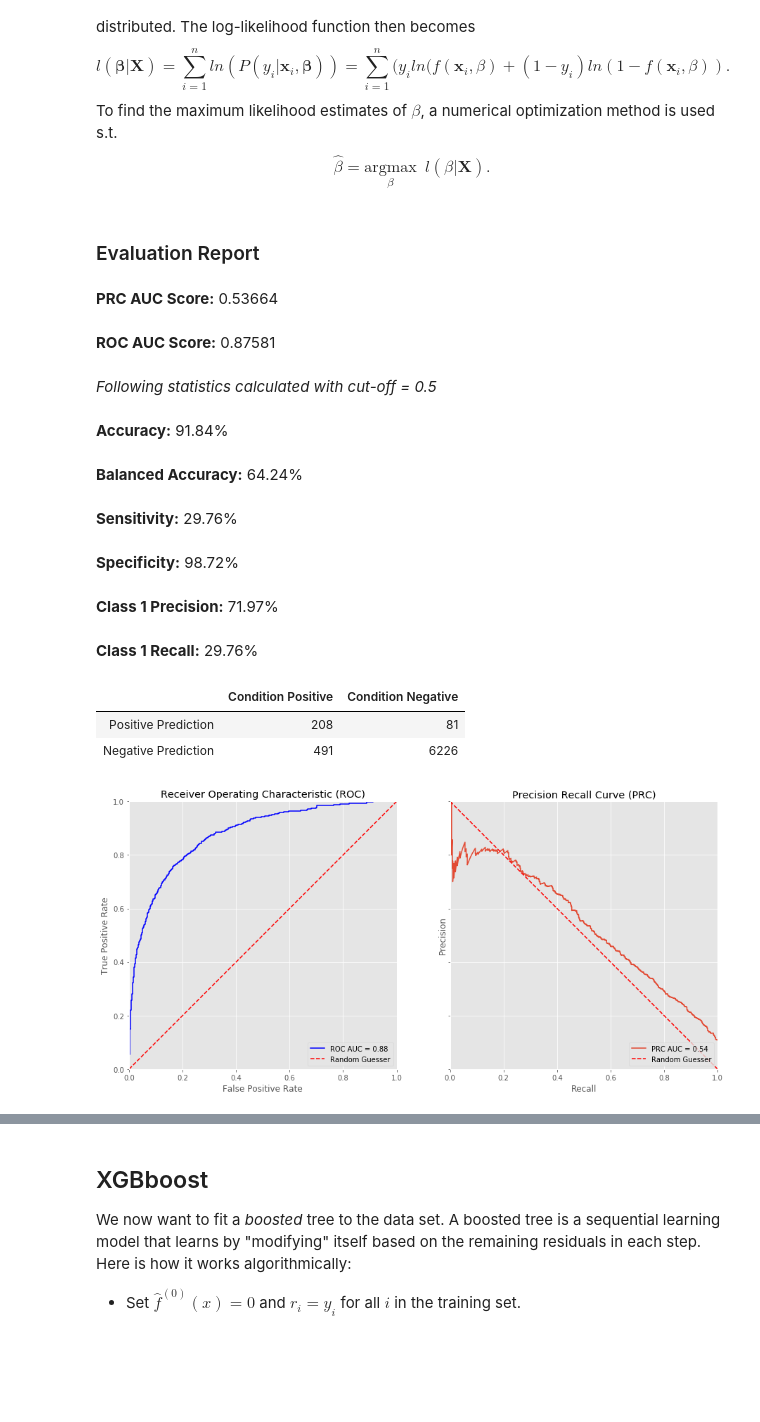
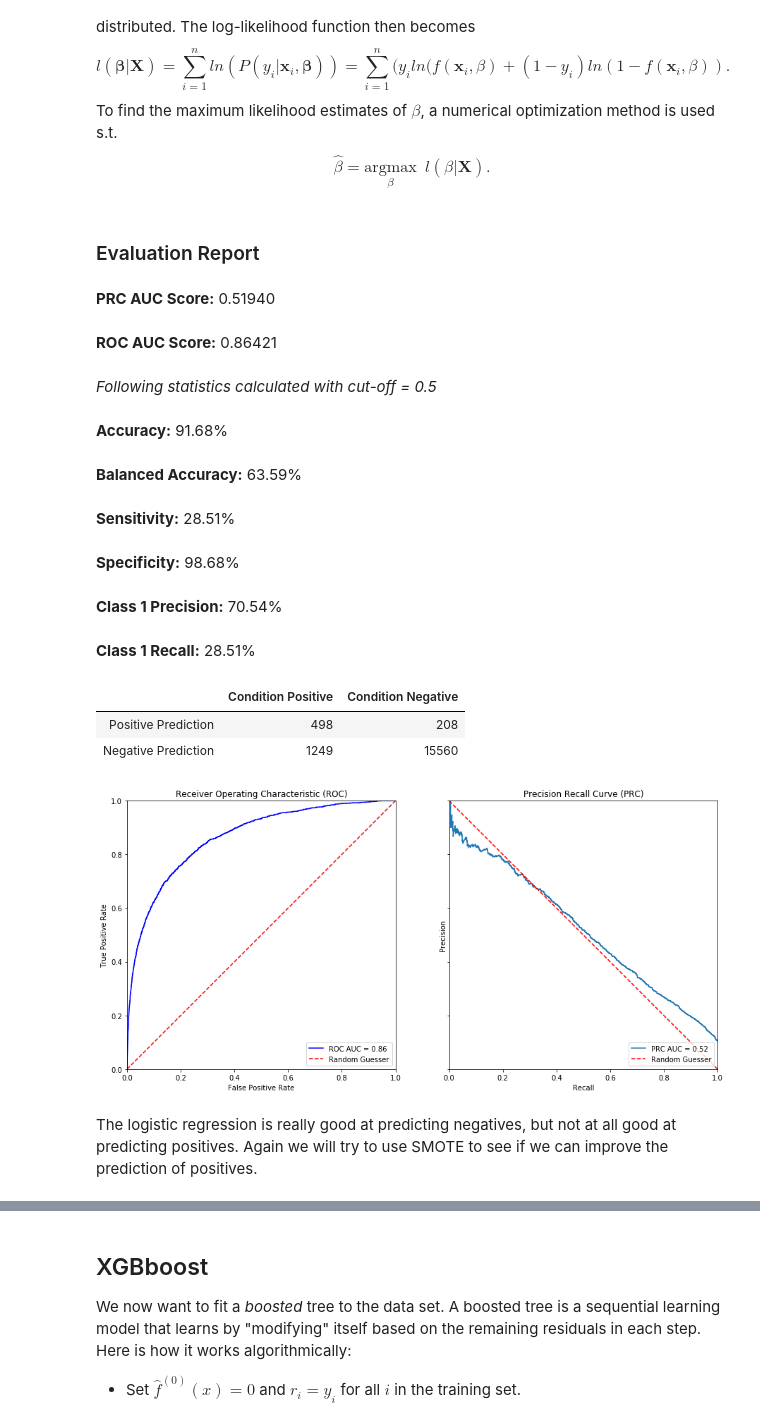
Before and after one commit to JakobGM/machine-learning-course, a Jupyter notebook: project/full_report.ipynb, the cells around one changed output, grey strips where cells are left out. Cells and saved outputs as stored; diff of their text form; code cells hidden in the pictures; blank space fills up the shorter version.

```diff
--- a/project/full_report.ipynb
+++ b/project/full_report.ipynb
@@ -723,24 +772,26 @@ To find the maximum likelihood estimates of $\beta$, a numerical optimization me
 \end{equation*}
 # %%
 from sklearn.linear_model import LogisticRegression
-data = datasets.small.resplit(0.9, 0, 0.1)
+data = datasets.small.resplit(0.75, 0, 0.25)
 logreg = LogisticRegression(solver='lbfgs', max_iter=10_000)
 logreg.fit(data.train_split.X, data.train_split.y)
 prediction = logreg.predict_proba(data.test_split.X)
 data.evaluate(prediction, plot_roc=True)
 # %% [output]
 ### Evaluation Report
-__PRC AUC Score:__ 0.53664
+__PRC AUC Score:__ 0.51940
-__ROC AUC Score:__ 0.87581
+__ROC AUC Score:__ 0.86421
 
 _Following statistics calculated with cut-off = 0.5_
-__Accuracy:__ 91.84%
+__Accuracy:__ 91.68%
-__Balanced Accuracy:__ 64.24%
+__Balanced Accuracy:__ 63.59%
-__Sensitivity:__ 29.76%
+__Sensitivity:__ 28.51%
-__Specificity:__ 98.72%
+__Specificity:__ 98.68%
-__Class 1 Precision:__ 71.97%
+__Class 1 Precision:__ 70.54%
-__Class 1 Recall:__ 29.76%
+__Class 1 Recall:__ 28.51%
 |  | Condition Positive | Condition Negative |
-| Positive Prediction | 208 | 81 |
-| Negative Prediction | 491 | 6226 |
+| Positive Prediction | 498 | 208 |
+| Negative Prediction | 1249 | 15560 |
-[figure, old version]
+[figure, new version]
+# %% [markdown]
+The logistic regression is really good at predicting negatives, but not at all good at predicting positives. Again we will try to use SMOTE to see if we can improve the prediction of positives.
```
Also changed, not shown: parts of 26 cells of this notebook, 1 other file.
